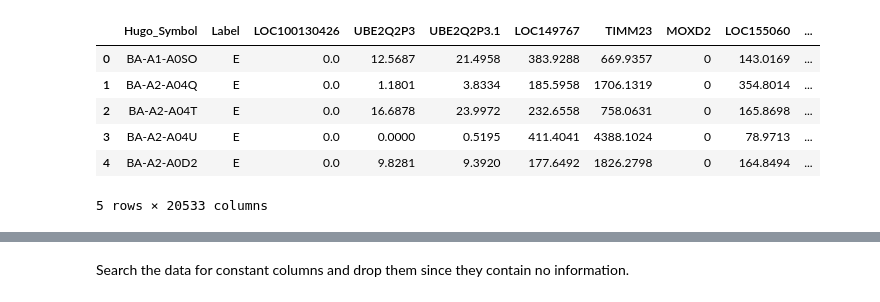
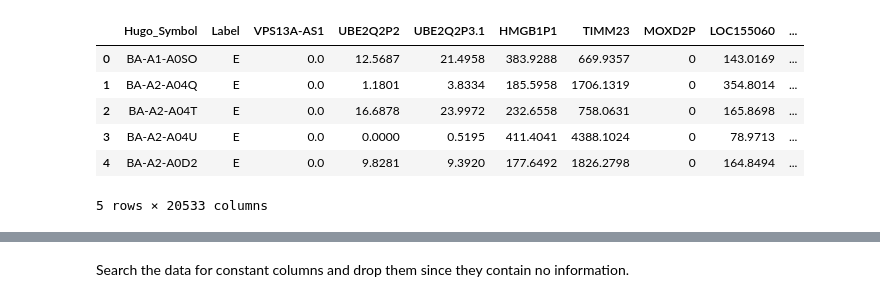
Before and after one commit to xzy3/SVM-TNBC-racial-disparity, a Jupyter notebook: notebooks/feature-extraction.ipynb, the cells around one changed output, grey strips where cells are left out. Cells and saved outputs as stored; diff of their text form; code cells hidden in the pictures.

```diff
--- a/notebooks/feature-extraction.ipynb
+++ b/notebooks/feature-extraction.ipynb
@@ -41,10 +40,20 @@ classification_report_rand_seed = random.getrandbits(30)
 permutation_test_rand_seed = random.getrandbits(30)
 shap_bootstrap_rand_seed = random.getrandbits(30)
 # %%
+with open('../data/gene-names.yaml') as in_fd:
+    name_map = yaml.load(in_fd, yaml.FullLoader)
+
 data = pd.read_csv('../data/grouped-cancer-dataset.csv.xz')
+data.rename(
+    inplace=True,
+    columns={
+        k : name_map.get(k, k)
+            for k in data.columns
+    }
+)
 data.head()
 # %% [output]
-|  | Hugo_Symbol | Label | LOC100130426 | UBE2Q2P3 | UBE2Q2P3.1 | LOC149767 | TIMM23 | MOXD2 | LOC155060 | ... |
+|  | Hugo_Symbol | Label | VPS13A-AS1 | UBE2Q2P2 | UBE2Q2P3.1 | HMGB1P1 | TIMM23 | MOXD2P | LOC155060 | ... |
 | 0 | BA-A1-A0SO | E | 0.0 | 12.5687 | 21.4958 | 383.9288 | 669.9357 | 0 | 143.0169 | ... |
 | 1 | BA-A2-A04Q | E | 0.0 | 1.1801 | 3.8334 | 185.5958 | 1706.1319 | 0 | 354.8014 | ... |
 | 2 | BA-A2-A04T | E | 0.0 | 16.6878 | 23.9972 | 232.6558 | 758.0631 | 0 | 165.8698 | ... |
```
Also changed, not shown: parts of 21 cells of this notebook, 10 other files.
